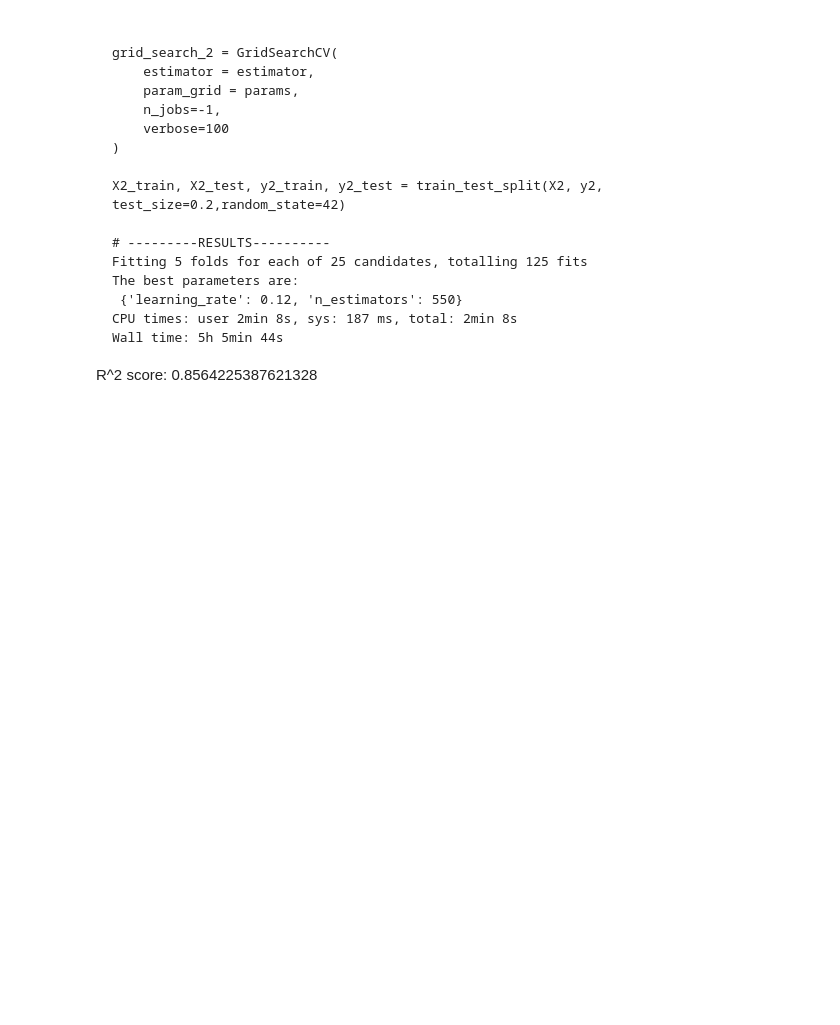
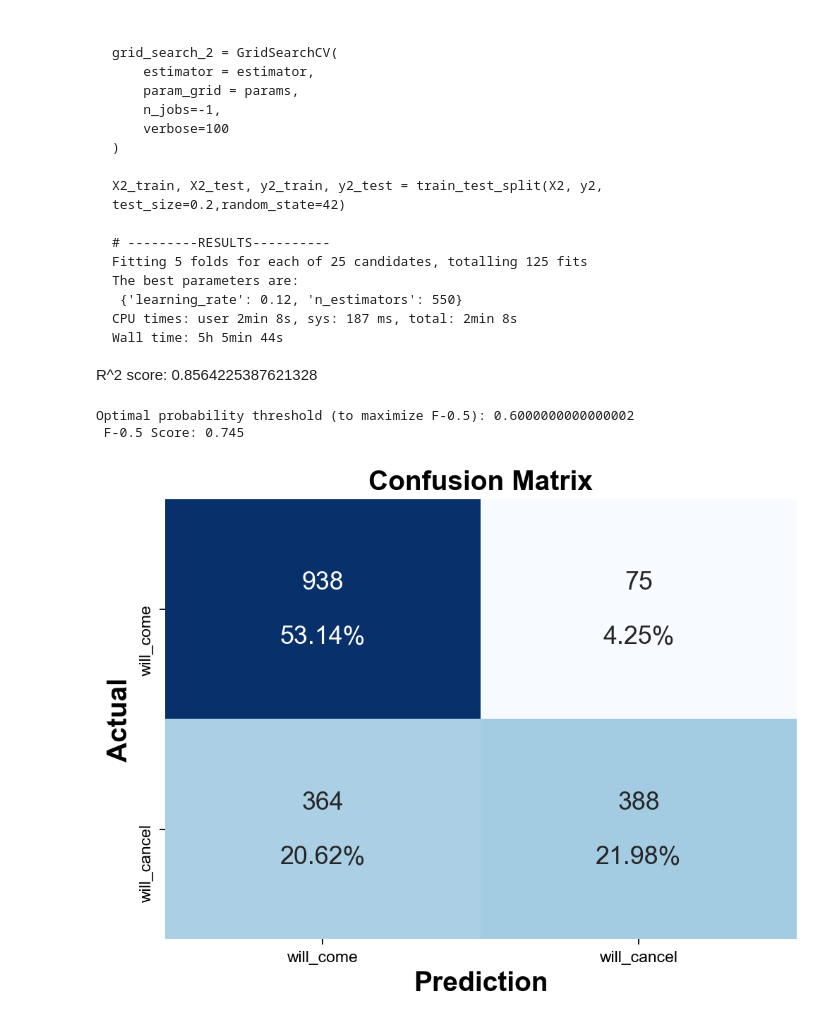
Before and after one commit to edubu2/hotel-revman-system, a Jupyter notebook: code/model_cxl_final.ipynb, the cells around one changed output. Saved outputs shown, nothing was run; the diff lists cells and outputs as text; code cells hidden in the pictures; blank space fills up the shorter version.

Commit message:
Cleanup model_cxl notebook

```diff
--- a/code/model_cxl_final.ipynb
+++ b/code/model_cxl_final.ipynb
@@ -163,41 +81,0 @@ def make_confusion_matrix(y_test, y_predict, label_color='black', save_to=False,
-# %%
-def get_preds(pred_probas, threshold):
-    df_preds = pd.DataFrame(pred_probas, columns=["no_cxl_proba", "cxl_proba"])
-    df_preds["prediction"] = df_preds['cxl_proba'] >= threshold
-    df_preds["actual"] = y1_test.to_numpy()
-    return df_preds
-
-def get_fbeta_score(pred_probas, beta, threshold):
-    df_preds = get_preds(pred_probas, threshold)
-    precision = precision_score(y1_test, df_preds["prediction"])
-    recall = recall_score(y1_test, df_preds["prediction"])
-    fbeta_score = ((1 + beta**2) * precision * recall) / (beta**2 * precision + recall)
-    return round(fbeta_score, 3)
-
-def optimize_prob_threshold(model, beta=0.5, thresh_start=0.4, thresh_stop=0.95):
-
-    pred_probas = xgb_model_1.predict_proba(X1_test)
-
-    thresholds = np.arange(thresh_start, thresh_stop, 0.01)
-    fbetas = {} # will hold {prob_thresh: resulting_fbeta_score}
-
-    for t_val in thresholds:
-        fbetas[t_val] = get_fbeta_score(pred_probas, beta, t_val)
-
-    best_thresh = 0
-    best_fbeta = 0
-
-    for threshold, fb_score in fbetas.items():
-        if fb_score > best_fbeta:
-            best_thresh = threshold
-            best_fbeta = fb_score
-        else:
-            continue
-
-    df_preds = get_preds(pred_probas, best_thresh)
-    make_confusion_matrix(df_preds.actual, df_preds.prediction, threshold = best_thresh)
-
-    print(f"""Optimal probability threshold (to maximize F-{beta}): {best_thresh}
-    F-{beta} Score: {h1_f1_score}""")
-
-    return best_thresh, best_fbeta
@@ -401,0 +259,6 @@ R^2 score: 0.8564225387621328
+# %%
+h1_best_thresh, h1_best_fbeta = optimize_prob_threshold(xgb_model_1, X_test=X1_test, y_test=y1_test)
+# %% [output]
+Optimal probability threshold (to maximize F-0.5): 0.6000000000000002
+ F-0.5 Score: 0.745
+[figure, added]
```
Also changed, not shown: parts of 9 cells of this notebook.
